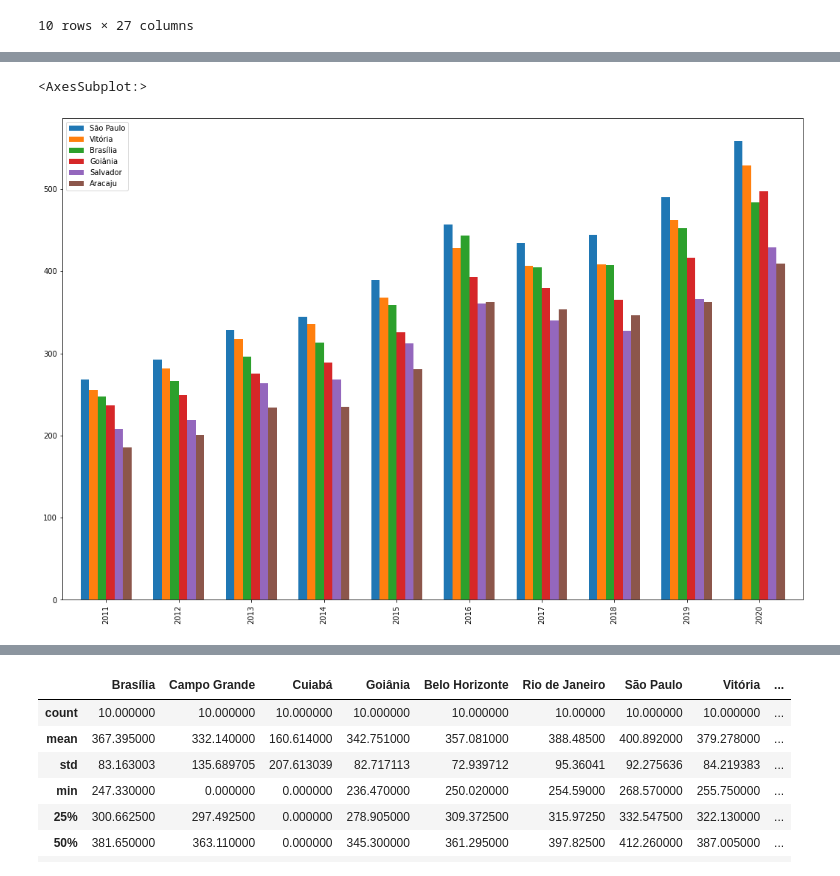
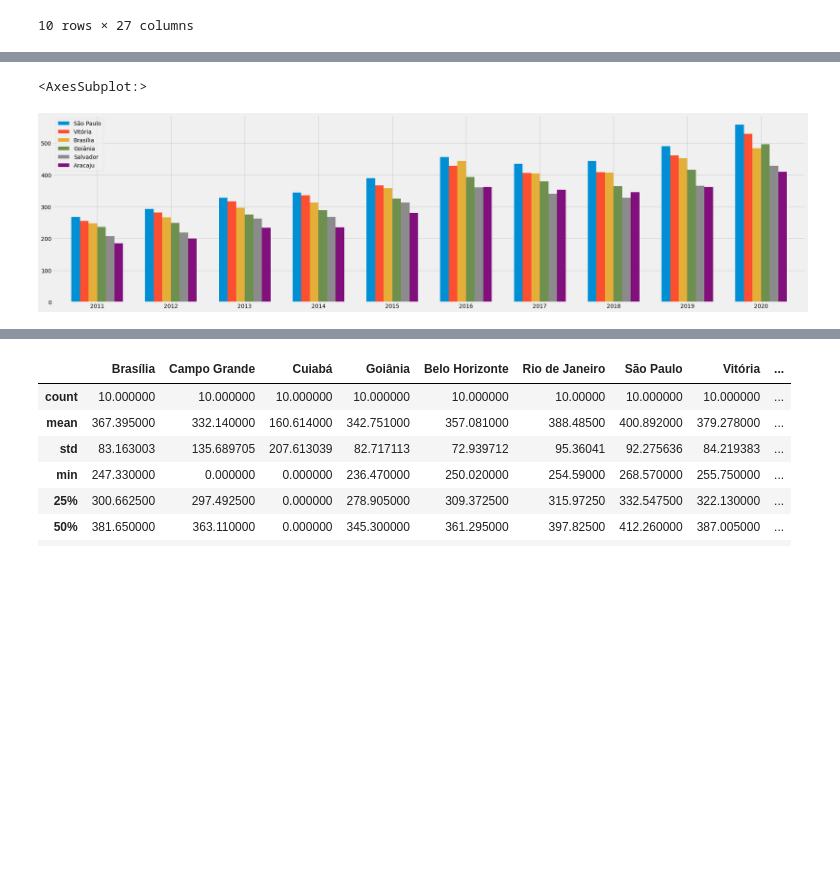
Before and after one commit to bessasjr/Cesta_basica_2001-2020, a Jupyter notebook: cesta_basic.ipynb, the cells around one changed output, grey strips where cells are left out. Drawn from its saved outputs; the diff is of its cells as text; code cells hidden in the pictures; blank space fills up the shorter version.

```diff
--- a/cesta_basic.ipynb
+++ b/cesta_basic.ipynb
@@ -83,7 +83,7 @@ cest
 # %%
 # Deletando as 3 ultimas linhas (que não contém mais dados)
 
-cest = cest.iloc[:120]
+cest = cest.iloc[:121]
 cest
 # %% [output]
 |  | Data | Brasília | Campo Grande | Cuiabá | Goiânia | Belo Horizonte | Rio de Janeiro | São Paulo | Vitória | ... |
@@ -150,4 +156,5 @@ cesta
 # %%
+plt.style.use('fivethirtyeight')
 cesta[['Vitória','Brasília']].plot(kind='line', figsize=(12,8))
 # %% [output]
 <AxesSubplot:>
@@ -155,8 +162,10 @@ cesta[['Vitória','Brasília']].plot(kind='line', figsize=(12,8))
 # %%
-cesta[['São Paulo','Vitória', 'Brasília', 'Goiânia', 'Salvador', 'Aracaju']].plot(kind='bar', figsize=(18,12), width=0.7)
+plt.style.use('fivethirtyeight')
+
+cesta[['São Paulo','Vitória', 'Brasília', 'Goiânia', 'Salvador', 'Aracaju']].plot(rot=0, kind='bar', figsize=(30,8), width=0.7)
 # %% [output]
 <AxesSubplot:>
-[figure, old version]
+[figure, new version]
 # %%
 cesta.loc[2015].sort_values(ascending=[False])
 # %% [output]
```
Also changed, not shown: parts of 14 cells of this notebook.
